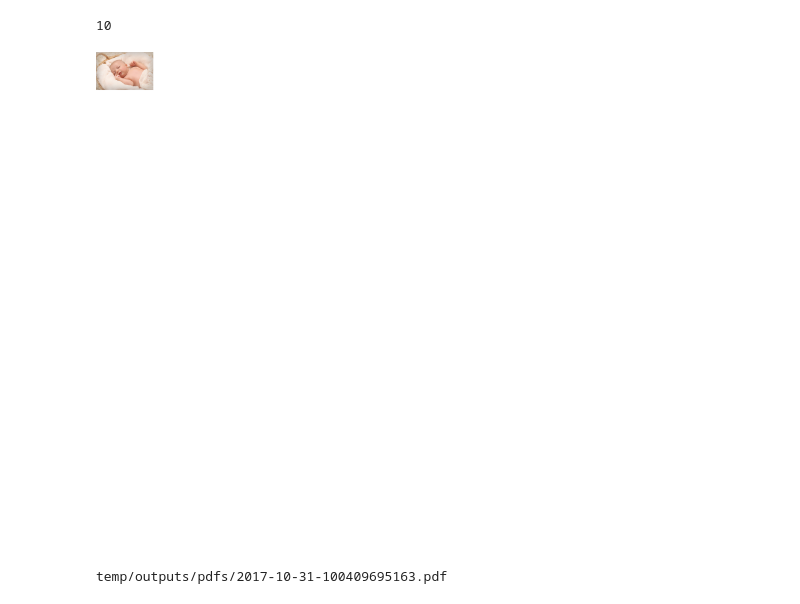
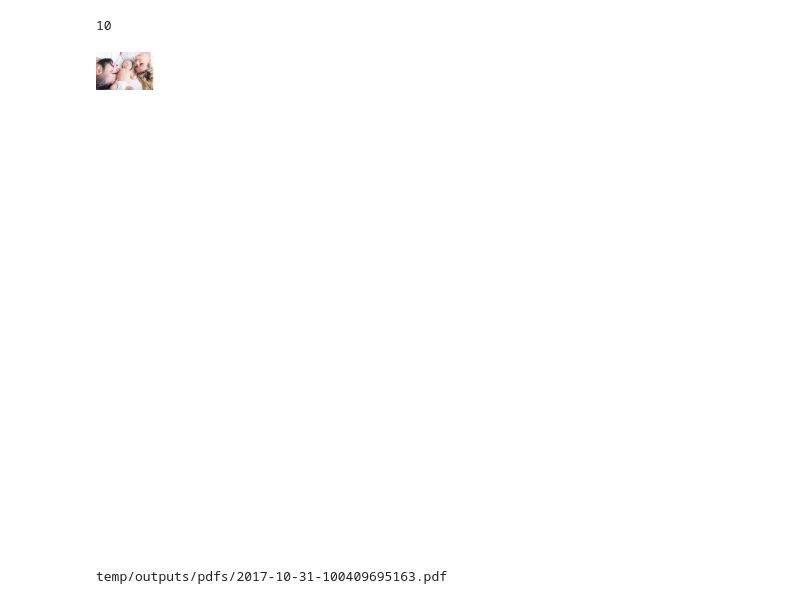
Before and after one commit to bryanlohjy/coming-of-age-book, a Jupyter notebook: scratchpad.ipynb, the cells around one changed output. Drawn from its saved outputs; the diff is of its cells as text; code cells hidden in the pictures.

```diff
--- a/scratchpad.ipynb
+++ b/scratchpad.ipynb
@@ -300,6 +300,14 @@ class Page:
         self.position = position
         self.elements = elements
         self.bg_color = bg_color
+        self.init_elements(elements)
+    def init_elements(self, elements):
+        new_elements = []
+        if len(elements) > 0:
+            for i in elements:
+                new_element = Page_Element(x=0, y=0, max_w=200, max_h=200, url=i)
+                new_elements.append(new_element)
+        self.elements = new_elements
     def draw(self, output_name='one.png'):
         doc = Image.new('RGB', (self.w, self.h), self.bg_color)
         if len(self.elements) > 0:
@@ -310,15 +318,13 @@ class Page:
                     i.draw(page=doc)
         doc.save(output_name, 'PNG')
 
-
 class Page_Element:
-    def __init__(self, x, y, max_w, max_h, url, element_type='IMAGE', rectmode="CORNER"):
+    def __init__(self, x, y, max_w, max_h, url, rectmode="CORNER"):
         self.x = x
         self.y = y
         self.max_w = max_w
         self.max_h = max_h
         self.url = url
-        self.element_type = element_type
         self.rectmode = rectmode
     def draw(self, page):
         img = Image.open(open(self.url, 'rb'))
@@ -329,40 +335,36 @@ class Page_Element:
         if self.rectmode == 'CENTER':
             img_w, img_h = img.size
             x = self.x - img_w/2
             y = self.y - img_h/2
         page.paste(img, (int(x), int(y)))
 
 # Create book, page by page =================================
 page_w = 1748
 page_h = 1748
 
 # Create cover
 cover = Page(w=page_w, h=page_h, page_number='C', position='R', bg_color="black")
 book.append(cover)
 # Create inside cover
 inside_cover = Page(w=page_w, h=page_h, page_number='IC', position='L')
 book.append(inside_cover)
 # Collage pages
 for e in z.events:
     position = 'R' if e.index % 2 == 0 else 'L'
-    elements = []
-    if len(e.images) > 0:
-        for i in e.images:
-            elements.append(Page_Element(x=0, y=0, max_w=200, max_h=200, url=i))
-
+    elements = e.images.copy()
     collage_page = Page(w=page_w, h=page_h, page_number=e.index, position=position, elements=elements)
     book.append(collage_page)
 # Create inside back cover
 back_inside_cover = Page(w=page_w, h=page_h, page_number='BIC', position='R')
 book.append(back_inside_cover)
 # Create back cover
 back_cover = Page(w=page_w, h=page_h, page_number='BC', position='L', bg_color="black")
 book.append(back_cover)
 
-book[0].draw()
+book[3].draw()
 PyImage(filename='one.png', width=500)
 # %% [output]
-[figure, old version]
+[figure, new version]
 # %%
 #     if (len(page_num.images) > 0):
 #         if page_num.index == 0: # birth page
```
